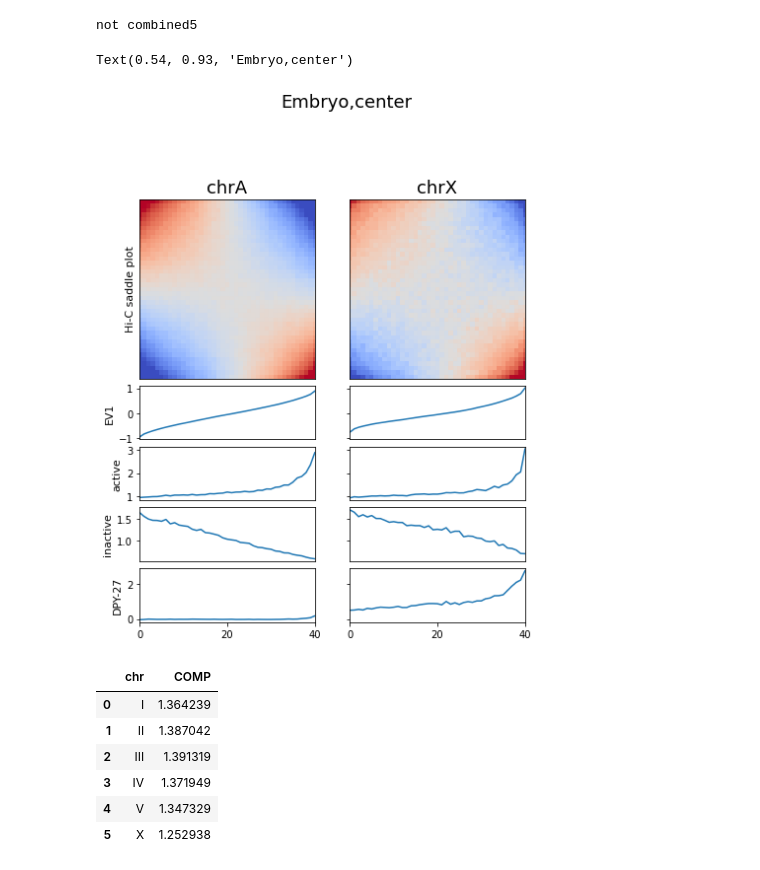
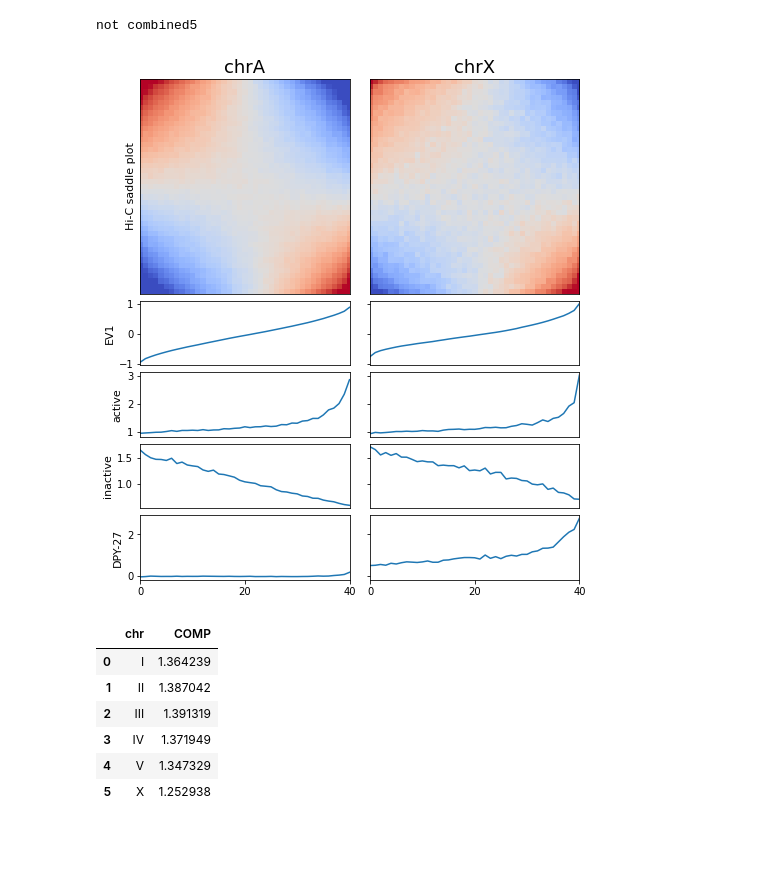
Before and after one commit to kimj50/notebooks, a Jupyter notebook: HiC_compartments.ipynb, the cells around one changed output. Saved outputs shown, nothing was run; the diff lists cells and outputs as text; code cells hidden in the pictures; blank space fills up the shorter version.

```diff
--- a/HiC_compartments.ipynb
+++ b/HiC_compartments.ipynb
@@ -179,7 +177,6 @@ def saddle_bw_E1_v2(eig_digitized,n_of_bw_lst):
 # start_chr_element, end_chr_element = range of chr to combine 0,5 means range(0,5) or chr1-5
 # n_of_bw_lst = number of bws used in 'otherbw_lst' param of above function
 def saddleplot_combine_chromosomes_v2(perchr_dat_eig,start_chr_element,end_chr_element,n_of_bw_lst):
-    np.seterr(invalid='ignore')
     saddle_combined = []
     bw_combined = []
     for i in range(start_chr_element,end_chr_element):
@@ -190,6 +187,8 @@ def saddleplot_combine_chromosomes_v2(perchr_dat_eig,start_chr_element,end_chr_e
         E1_bw = saddle_bw_E1_v2(perchr_dat_eig[i][0],n_of_bw_lst=n_of_bw_lst)
         saddle_combined.append(c)
         bw_combined.append(E1_bw)
+    with warnings.catch_warnings():
+        warnings.simplefilter("ignore", category=RuntimeWarning)
     A = np.nanmean(np.stack(saddle_combined,axis=2),axis=2)
     B = np.nanmean(np.stack(bw_combined,axis=1),axis=1)
     dat_eig_combined = [A,B]
@@ -238,6 +237,8 @@ def saddleplot_average_perchr_v2(eig1,eig2,n_of_bw_lst):
             E1_bw = saddle_bw_E1_v2(eigs[j][i][0],n_of_bw_lst)
             saddle_i.append(c)
             bw_i.append(E1_bw)
+        with warnings.catch_warnings():
+    warnings.simplefilter("ignore", category=RuntimeWarning)
         A = np.nanmean(np.stack(saddle_i,axis=2),axis=2)
         B = np.nanmean(np.stack(bw_i,axis=1),axis=1)
         saddle_avg.append(A)
@@ -344,38 +345,34 @@ for i in range(len(dat)): # loop through each element of dat (autosome and X)
         ax.yaxis.label.set_size(row_labels_fontsize)
     else:
         ax.axes.get_yaxis().set_ticklabels([])
     ###############################
 
     divider = make_axes_locatable(ax)
     xval = np.array(range(len(dat[i][0])))
 
 
     ##### bw plots ####
     for j in range(len(dat[i][1])):
         ax = divider.append_axes("bottom", size="30%", pad=0.1,sharex=ax)
         ax.plot(xval,dat[i][1][j][1:-1])
         padv = (minmax[j][1]-minmax[j][0])*padp
         ax.set_ylim([minmax[j][0]-padv,minmax[j][1]+padv])
         plt.xlim([xval.min(), xval.max()])
 
         # bigwig labeling
         if i == 0:
             ax.set(ylabel=row_labels[j+1])
             ax.yaxis.label.set_size(row_labels_fontsize)
         else:
             ax.axes.get_yaxis().set_ticklabels([])
         if j < (len(dat[i][1])-1):
             ax.xaxis.set_visible(False)
         else:
             ax.axes.set_xticks([xval.min(),xval.max()//2,xval.max()])
 
 
-
-
-
-f.text(0.54, 0.93, 'Embryo,center', ha='center',fontsize=18)
+plt.tight_layout()
 # %% [output]
-Text(0.54, 0.93, 'Embryo,center')
-[figure, old version]
+[figure, new version]
 # %%
 ##################### compute compartment strength #########################
```
Also changed, not shown: parts of 2 cells of this notebook.
